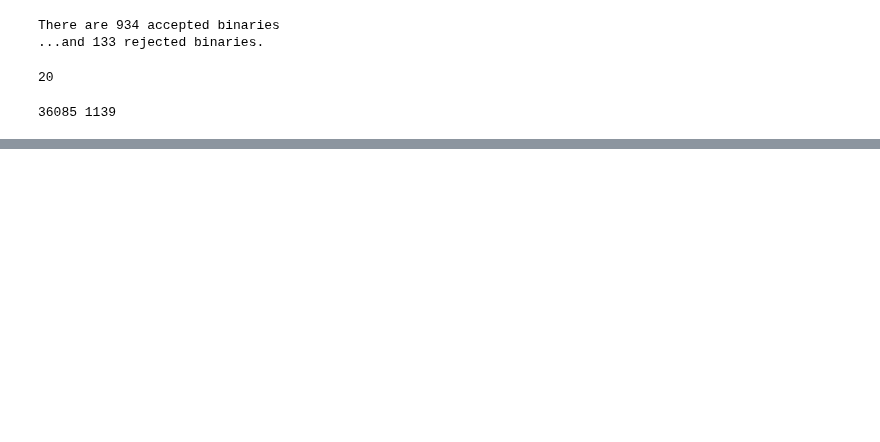
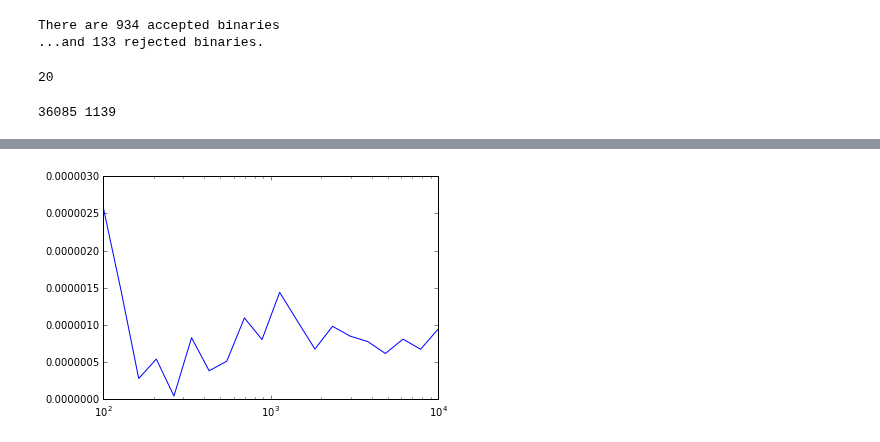
Before and after one commit to astroJeff/gaia_binaries, a Jupyter notebook: notebooks/NLTT.ipynb, the cells around one changed output, grey strips where cells are left out. Cells and saved outputs as stored; diff of their text form; code cells hidden in the pictures; blank space fills up the shorter version.

```diff
--- a/notebooks/NLTT.ipynb
+++ b/notebooks/NLTT.ipynb
@@ -540,0 +1061,17 @@ plt.show()
+# %%
+ids = np.where(prob_out_CG['CCode']<4)[0]
+
+list_NLTT = np.array([])
+for i in np.arange(len(ids)):
+    if prob_out_CG['P_posterior'][i] > 0.45 and prob_out_CG['P_posterior'][i] < 0.55:
+        print prob_out_CG['NLTT_1'][i], prob_out_CG['NLTT_2'][i], prob_out_CG['P_posterior'][i], \
+            prob_out_CG['P_random'][i], prob_out_CG['P_binary'][i]
+        list_NLTT = np.append(list_NLTT, prob_out_CG['NLTT_1'][i])
+
+
+
+for i in np.arange(len(list_NLTT)):
+    ids = np.where(list_NLTT[i] == prob_out['NLTT_1'])
+
+    print i, ids[0], prob_out['NLTT_1'][ids], prob_out['NLTT_2'][ids], prob_out['P_posterior'][ids], \
+        prob_out['P_random'][ids], prob_out['P_binary'][ids]
@@ -540,0 +1093,28 @@ plt.show()
+# %%
+j = 1
+
+id1 = np.where(list_NLTT[j] == t['NLTT'])[0]
+ids = np.where(list_NLTT[j] == prob_out['NLTT_1'])
+id2 = np.where(prob_out['NLTT_2'][ids] == t['NLTT'])[0]
+
+star1 = t['ra'][id1], t['dec'][id1], t['mu_ra'][id1], t['mu_dec'][id1], t['mu_ra_err'][id1], t['mu_dec_err'][id1]
+star2 = t['ra'][id2], t['dec'][id2], t['mu_ra'][id2], t['mu_dec'][id2], t['mu_ra_err'][id2], t['mu_dec_err'][id2]
+theta = P_random.get_theta_proj_degree(star1[0], star1[1], star2[0], star2[1]) * 3600.0
+delta_mu = np.sqrt((star1[2]-star2[2])**2 + (star1[3]-star2[3])**2)
+delta_mu_ra_err = np.sqrt(star1[4]**2 + star2[4]**2)
+delta_mu_dec_err = np.sqrt(star1[5]**2 + star2[5]**2)
+
+num = 20
+size = 10**np.linspace(2, 4, num)
+prob_binary = np.zeros(num)
+for i in np.arange(num):
+    delta_mu_ra_sample = normal(loc=(star1[2]-star2[2]), scale=delta_mu_ra_err, size=size[i])
+    delta_mu_dec_sample = normal(loc=(star1[3]-star2[3]), scale=delta_mu_dec_err, size=size[i])
+    delta_mu_sample = np.sqrt(delta_mu_ra_sample**2 + delta_mu_dec_sample**2)
+    prob_binary[i] = 1.0/size[i] * np.sum(P_binary.get_P_binary(theta, delta_mu_sample))
+
+plt.plot(size, prob_binary)
+plt.xscale('log')
+plt.show()
+# %% [output]
+[figure, added]
```
Also changed, not shown: parts of 26 cells of this notebook.
